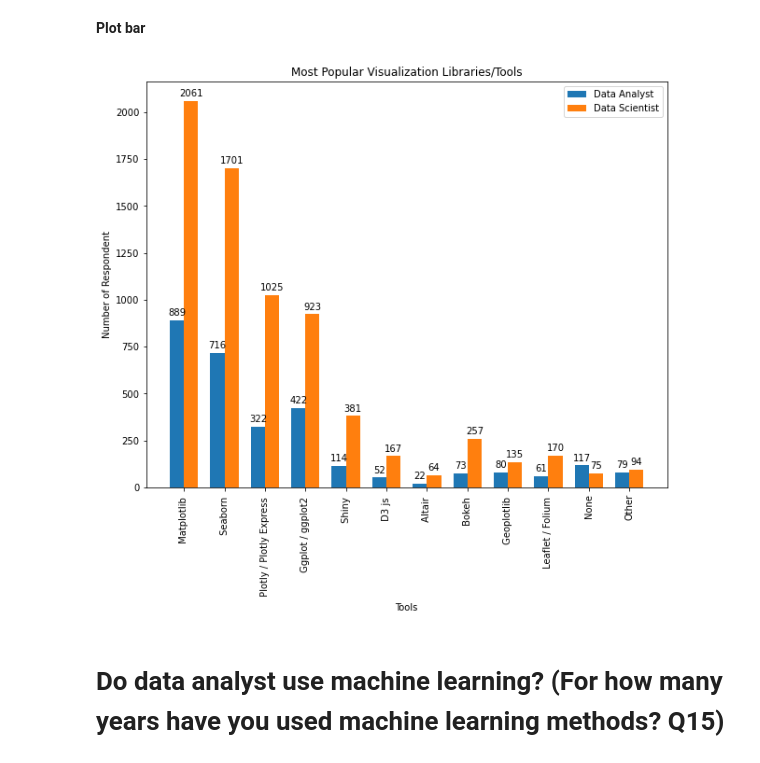
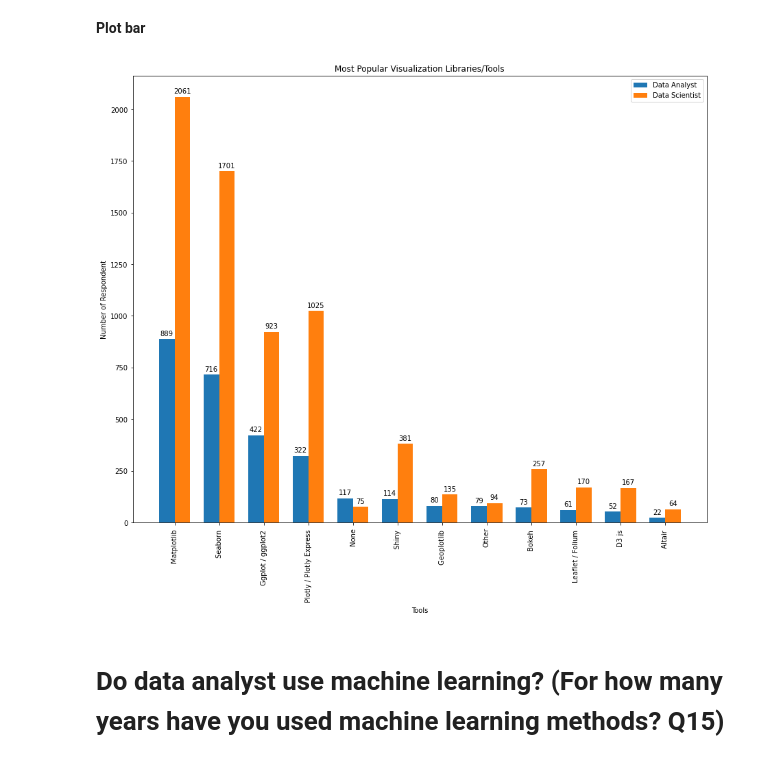
Before and after one commit to leoniemwindari/data-science-survey, a Jupyter notebook: Data Science Survey.ipynb, the cells around one changed output. Cells and saved outputs as stored; diff of their text form; code cells hidden in the pictures.

Commit message:
Add files via upload
finish data cleaning, data visualization

```diff
--- a/Data Science Survey.ipynb
+++ b/Data Science Survey.ipynb
@@ -236,0 +234,9 @@ plt.xticks(rotation='vertical')
+# %%
+#Get the value so the order is the same as label
+da_q6 = []
+for i in label :
+    da_q6.append(get_key(i,Q6_da))
+
+ds_q6 = []
+for i in label :
+    ds_q6.append(get_key(i,Q6_ds))
@@ -526,6 +558,9 @@ for i in Q9_name :
 Q9 = {}
 for i in range(len(Q9_answer)):
     Q9[Q9_answer[i]]=Q9_count[i]
+# %%
+#Sort based on the value
+Q9 = dict(sorted(Q9.items(), key=lambda item: item[1], reverse=True))
 # %% [markdown]
 **Data Scientist**
 # %%
@@ -611,11 +646,14 @@ def mul_q(col, data):
     for i in Q_name :
         Q_count.extend(data[i].value_counts().tolist())
 
-    #Put it into dictionary and sort it based on the value
+    #Put it into dictionary
     Q = {}
     for i in range(len(Q_answer)):
         Q[Q_answer[i]]=Q_count[i]
 
+    #Sort based on the value
+    Q = dict(sorted(Q.items(), key=lambda item: item[1], reverse=True))
+
     return(Q)
 # %% [markdown]
 **Function for one answer** (ex : Q1, Q2, etc)
@@ -711,28 +749,6 @@ def adjust_val(adj_label, Q_dict):
 # What data visualization libraries or tools do you use on a regular basis? (Q14)
 # %% [markdown]
 **Data Analyst**
-# %%
-#Function for multiple questions
-def mul_q(col, data):
-    #Get the column name for the Q9 part
-    Q_name = [i for i in dataset.columns if i.split('_')[0]==col]
-
-    #Get the multiple answer from each columns
-    Q_answer = []
-    for i in Q_name :
-        Q_answer.extend(data[i].value_counts().keys())
-
-    #Get value count from each columns
-    Q_count = []
-    for i in Q_name :
-        Q_count.extend(data[i].value_counts().tolist())
-
-    #Put it into dictionary and sort it based on the value
-    Q = {}
-    for i in range(len(Q_answer)):
-        Q[Q_answer[i]]=Q_count[i]
-
-    return(Q)
 # %%
 Q1_da = mul_q('Q14',data_analyst)
 # %% [markdown]
@@ -749,9 +765,9 @@ ds_q1 = adjust_val(labels_q1, Q1_ds)
 **Plot bar**
 # %%
 side_bar(labels_q1, da_q1, 'Data Analyst', ds_q1, 'Data Scientist',  'Most Popular Visualization Libraries/Tools',
-         'Tools', 'Number of Respondent', 10 ,8)
+         'Tools', 'Number of Respondent', 15 ,12)
 # %% [output]
-[figure, old version]
+[figure, new version]
 # %% [markdown]
 # Do data analyst use machine learning? (For how many years have you used machine learning methods? Q15)
 # %%
```
Also changed, not shown: parts of 100 cells of this notebook.
